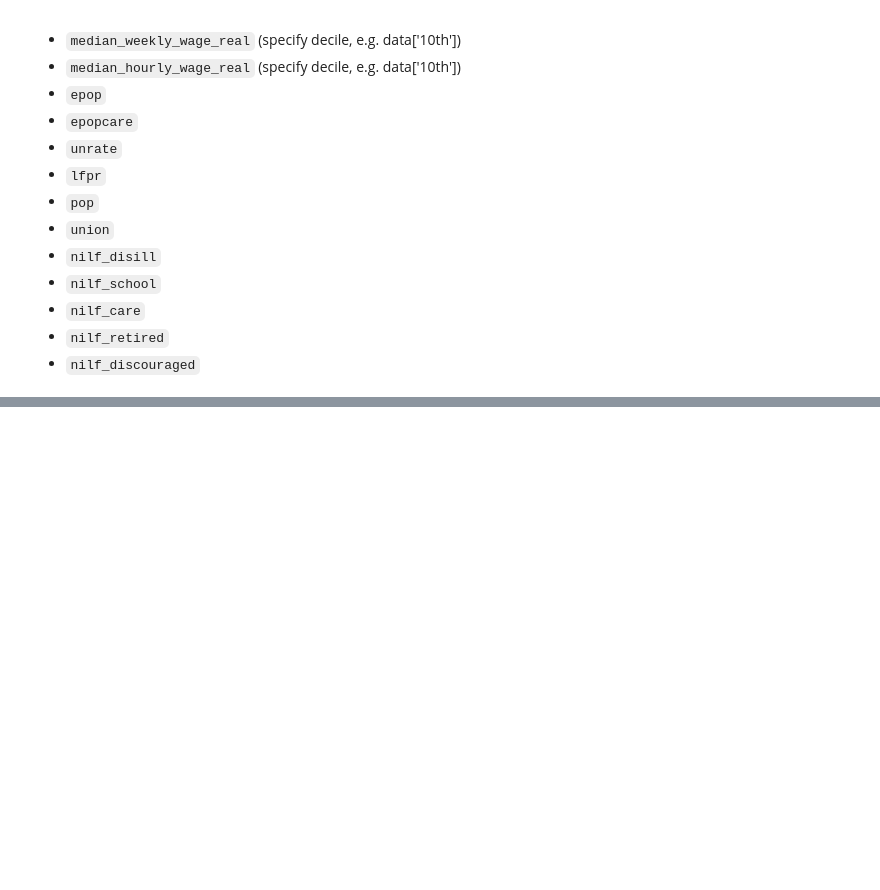
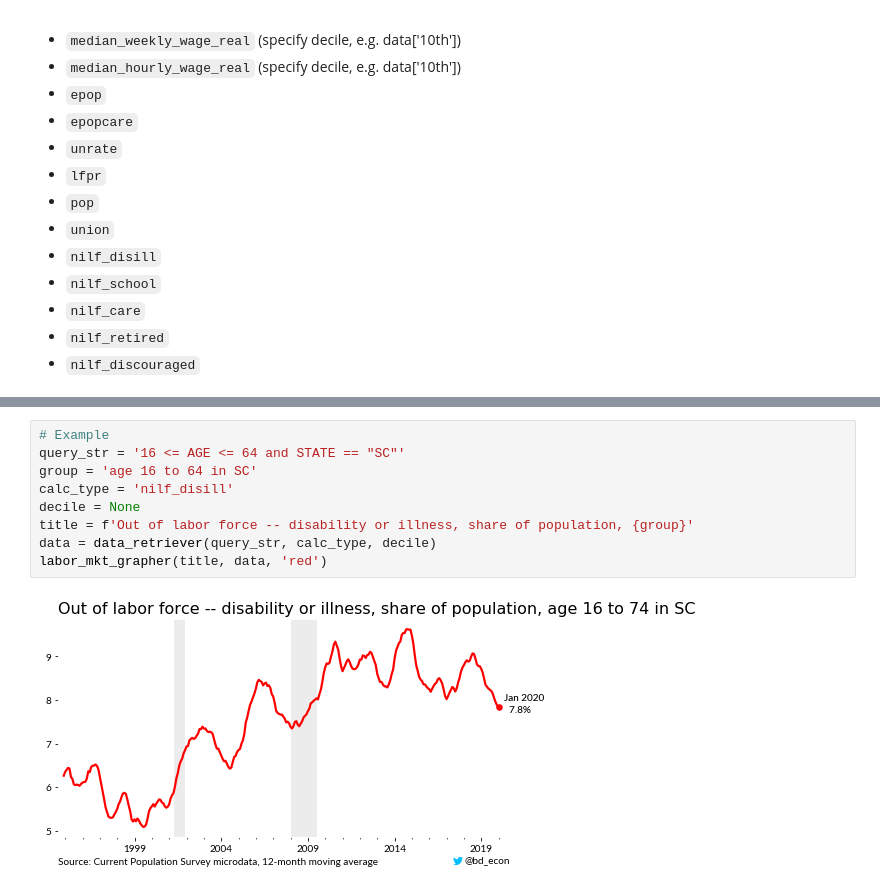
Before and after one commit to bdecon/econ_data, a Jupyter notebook: micro/bd_CPS_grapher.ipynb, the cells around one changed output, grey strips where cells are left out. Cells and saved outputs as stored; diff of their text form; blank space fills up the shorter version.

```diff
--- a/micro/bd_CPS_grapher.ipynb
+++ b/micro/bd_CPS_grapher.ipynb
@@ -377,3 +378,14 @@ labor_mkt_grapher(title, data, 'blue')
+# %%
+# Example
+query_str = '16 <= AGE <= 64 and STATE == "SC"'
+group = 'age 16 to 64 in SC'
+calc_type = 'nilf_disill'
+decile = None
+title = f'Out of labor force -- disability or illness, share of population, {group}'
+data = data_retriever(query_str, calc_type, decile)
+labor_mkt_grapher(title, data, 'red')
+# %% [output]
+[figure, added]
 # %%
 # Example 2
 filters = ' WORKFT == 1 and AGE > 16'
```
Also changed, not shown: parts of 7 cells of this notebook, 21 other files.
